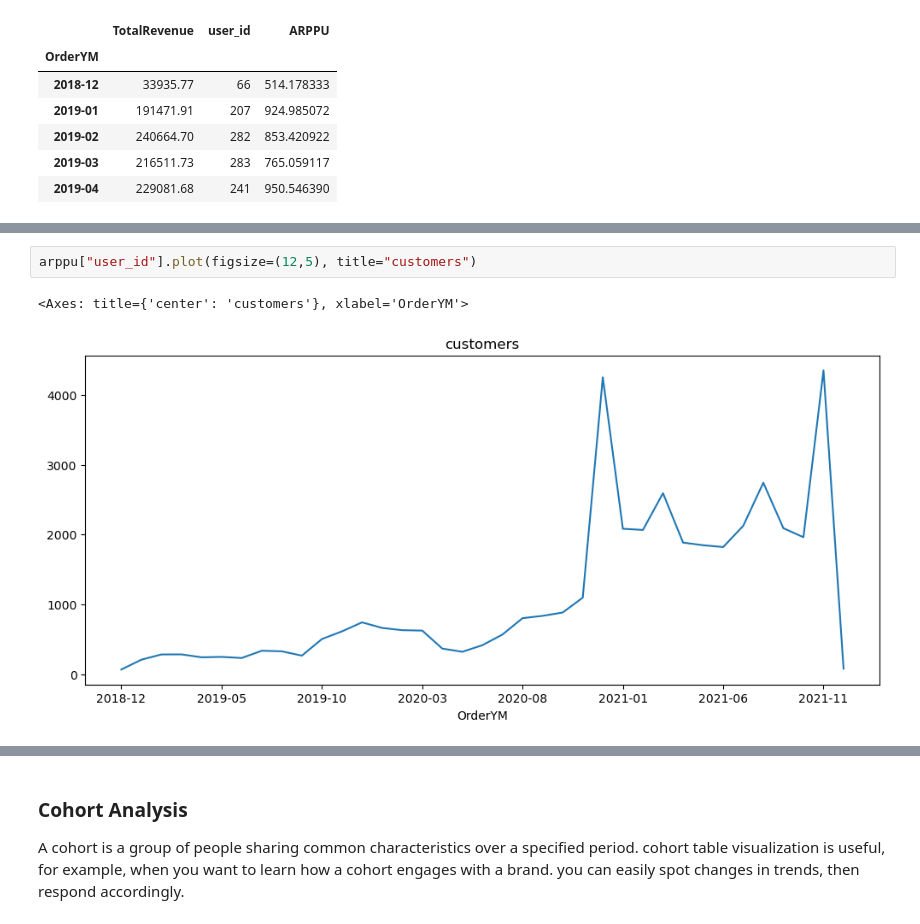
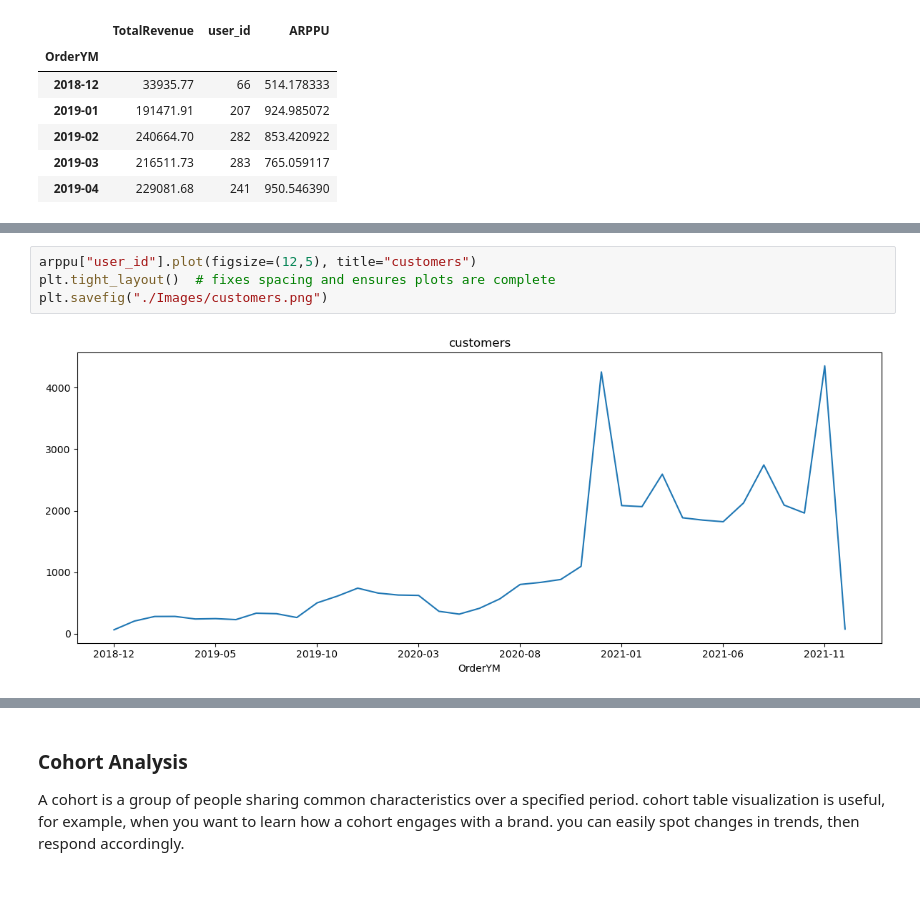
Before and after one commit to Sunjy0827/Data_Analysis_Cohort, a Jupyter notebook: cohort_analysis.ipynb, the cells around one changed output, grey strips where cells are left out. Drawn from its saved outputs; the diff is of its cells as text; blank space fills up the shorter version.

```diff
--- a/cohort_analysis.ipynb
+++ b/cohort_analysis.ipynb
@@ -373,5 +354,6 @@ arppu["TotalRevenue"].plot(figsize=(12,5), title="Revenue")
 # %%
 arppu["user_id"].plot(figsize=(12,5), title="customers")
+plt.tight_layout()  # fixes spacing and ensures plots are complete
+plt.savefig("./Images/customers.png")
 # %% [output]
-<Axes: title={'center': 'customers'}, xlabel='OrderYM'>
-[figure, old version]
+[figure, new version]
```
Also changed, not shown: parts of 27 cells of this notebook, 13 other files.
